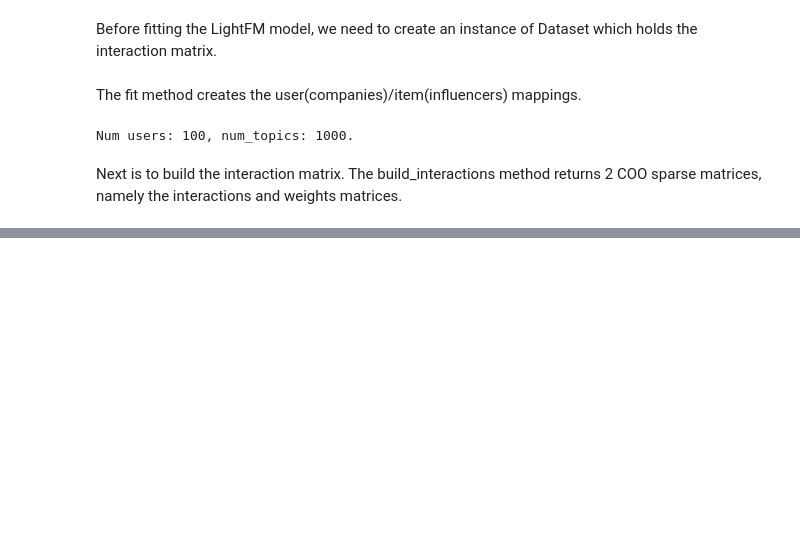
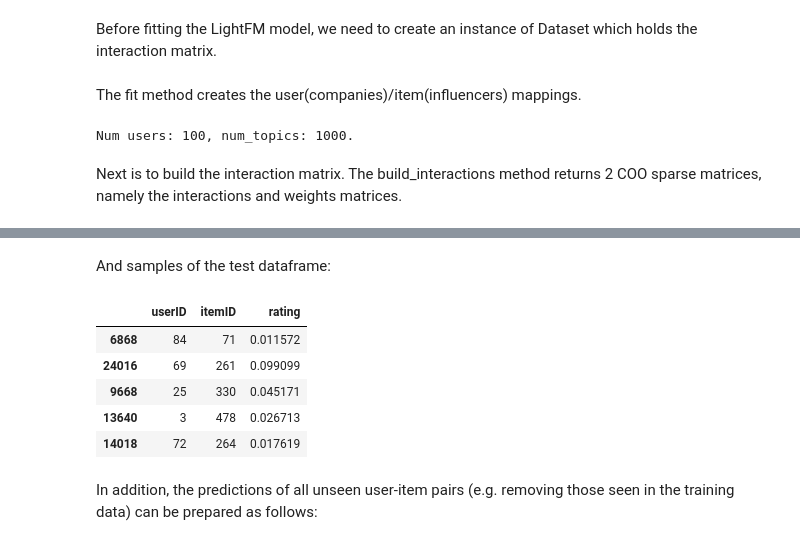
Before and after one commit to Ingernieros-del-IE/influence_marketing, a Jupyter notebook: lightfm.ipynb, the cells around one changed output, grey strips where cells are left out. Drawn from its saved outputs; the diff is of its cells as text; code cells hidden in the pictures; blank space fills up the shorter version.

Commit message:
predictions done

```diff
--- a/lightfm.ipynb
+++ b/lightfm.ipynb
@@ -241,4 +241,4 @@ Num users: 100, num_topics: 1000.
 # %% [markdown]
 Next is to build the interaction matrix. The build_interactions method returns 2 COO sparse matrices, namely the interactions and weights matrices.
 # %%
-(interactions, weights) = dataset.build_interactions(df.iloc[:, [0,10,16]].values)
+(interactions, weights) = dataset.build_interactions(df.iloc[:, [10,0,16]].values)
@@ -246,0 +278,7 @@ ValueError: Item id 0 not in item id mapping. Make sure you call the fit method.
+# %%
+uids, iids, interaction_data = cross_validation._shuffle(
+    interactions.row, interactions.col, interactions.data,
+    random_state=np.random.RandomState(SEED))
+
+cutoff = int((1.0 - TEST_PERCENTAGE) * len(uids))
+test_idx = slice(cutoff, None)
@@ -246,0 +287,2 @@ ValueError: Item id 0 not in item id mapping. Make sure you call the fit method.
+# %%
+uid_map, ufeature_map, iid_map, ifeature_map = dataset.mapping()
@@ -246,0 +291,5 @@ ValueError: Item id 0 not in item id mapping. Make sure you call the fit method.
+# %%
+with Timer() as test_time:
+    test_df = prepare_test_df(test_idx, uids, iids, uid_map, iid_map, weights)
+print(f"Took {test_time.interval:.1f} seconds for prepare and predict test data.")
+time_reco1 = test_time.interval
@@ -246,0 +298,13 @@ ValueError: Item id 0 not in item id mapping. Make sure you call the fit method.
+# %% [markdown]
+And samples of the test dataframe:
+# %%
+test_df.sample(5, random_state=SEED)
+# %% [output]
+|  | userID | itemID | rating |
+| 6868 | 84 | 71 | 0.011572 |
+| 24016 | 69 | 261 | 0.099099 |
+| 9668 | 25 | 330 | 0.045171 |
+| 13640 | 3 | 478 | 0.026713 |
+| 14018 | 72 | 264 | 0.017619 |
+# %% [markdown]
+In addition, the predictions of all unseen user-item pairs (e.g. removing those seen in the training data) can be prepared as follows:
```
Also changed, not shown: parts of 23 cells of this notebook.
